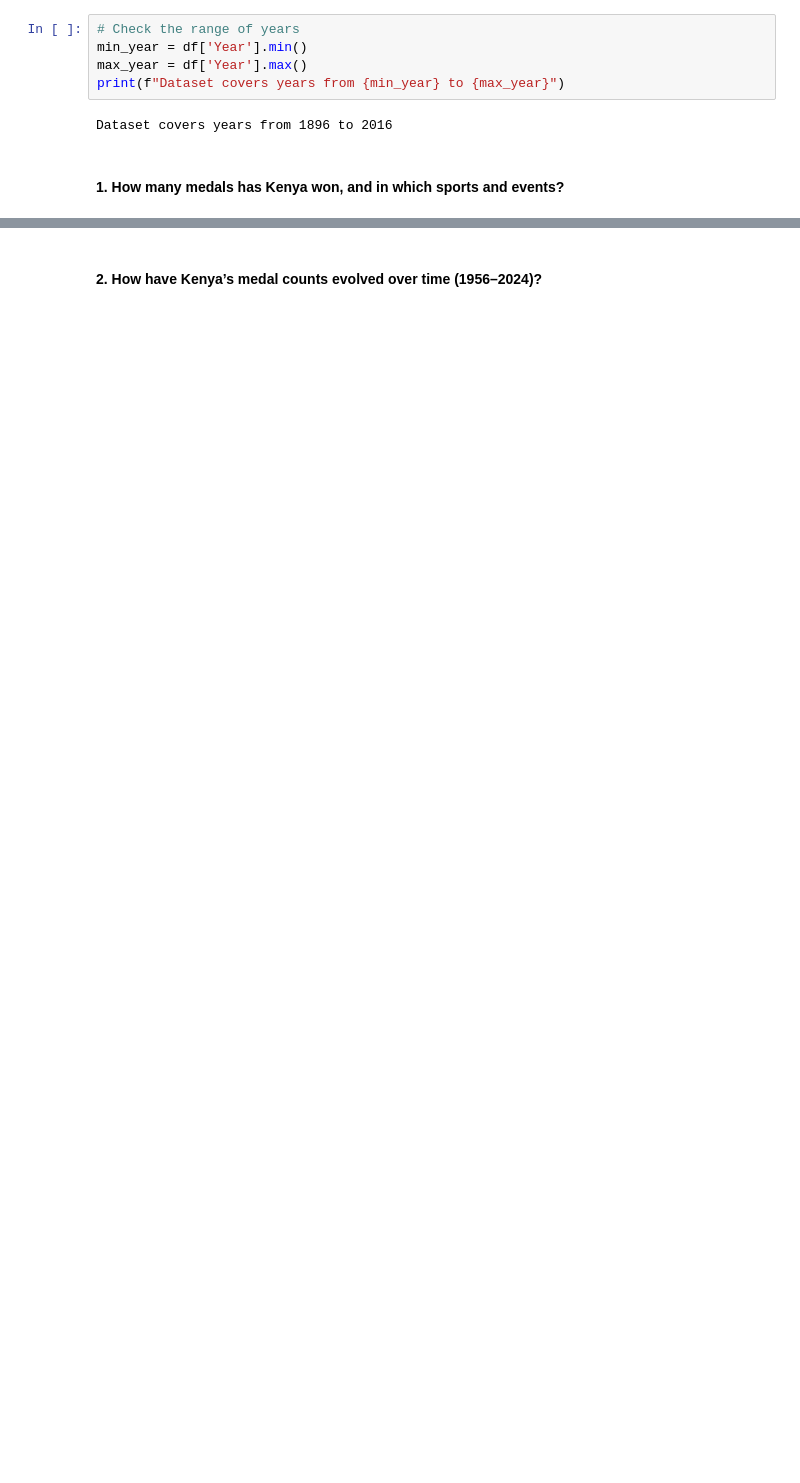
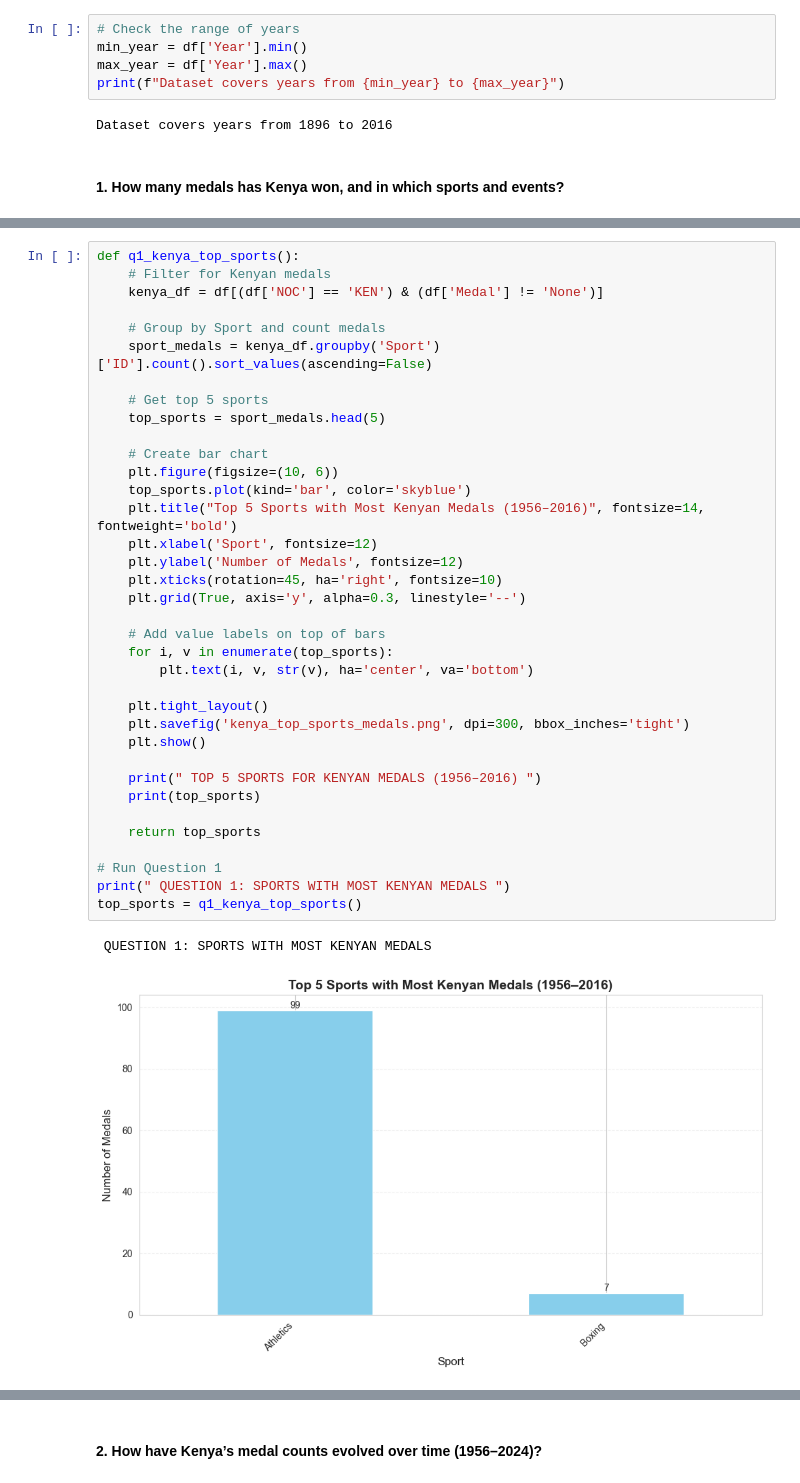
Before and after one commit to bree-byte/Kenya-olympic-Analysis, a Jupyter notebook: Pydata-capstone-project/pydata-capstone.ipynb, the cells around one changed output, grey strips where cells are left out. Saved outputs shown, nothing was run; the diff lists cells and outputs as text; blank space fills up the shorter version.

```diff
--- a/Pydata-capstone-project/pydata-capstone.ipynb
+++ b/Pydata-capstone-project/pydata-capstone.ipynb
@@ -126,0 +83,39 @@ Passing `palette` without assigning `hue` is deprecated and will be removed in v
+# %%
+def q1_kenya_top_sports():
+    # Filter for Kenyan medals
+    kenya_df = df[(df['NOC'] == 'KEN') & (df['Medal'] != 'None')]
+
+    # Group by Sport and count medals
+    sport_medals = kenya_df.groupby('Sport')['ID'].count().sort_values(ascending=False)
+
+    # Get top 5 sports
+    top_sports = sport_medals.head(5)
+
+    # Create bar chart
+    plt.figure(figsize=(10, 6))
+    top_sports.plot(kind='bar', color='skyblue')
+    plt.title("Top 5 Sports with Most Kenyan Medals (1956–2016)", fontsize=14, fontweight='bold')
+    plt.xlabel('Sport', fontsize=12)
+    plt.ylabel('Number of Medals', fontsize=12)
+    plt.xticks(rotation=45, ha='right', fontsize=10)
+    plt.grid(True, axis='y', alpha=0.3, linestyle='--')
+
+    # Add value labels on top of bars
+    for i, v in enumerate(top_sports):
+        plt.text(i, v, str(v), ha='center', va='bottom')
+
+    plt.tight_layout()
+    plt.savefig('kenya_top_sports_medals.png', dpi=300, bbox_inches='tight')
+    plt.show()
+
+    print(" TOP 5 SPORTS FOR KENYAN MEDALS (1956–2016) ")
+    print(top_sports)
+
+    return top_sports
+
+# Run Question 1
+print(" QUESTION 1: SPORTS WITH MOST KENYAN MEDALS ")
+top_sports = q1_kenya_top_sports()
+# %% [output]
+ QUESTION 1: SPORTS WITH MOST KENYAN MEDALS
+[figure, added]
```
Also changed, not shown: parts of 20 cells of this notebook, 15 other files.
